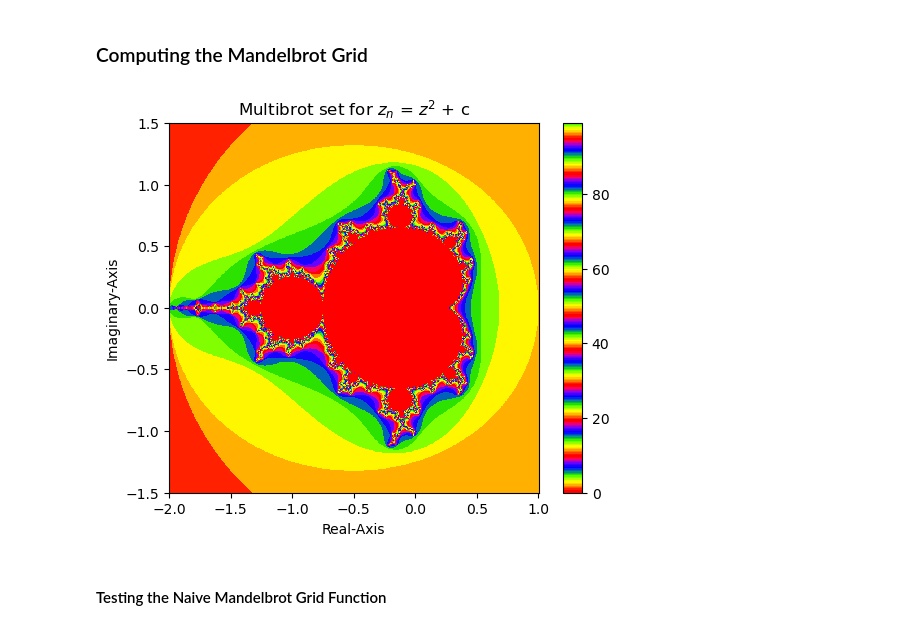
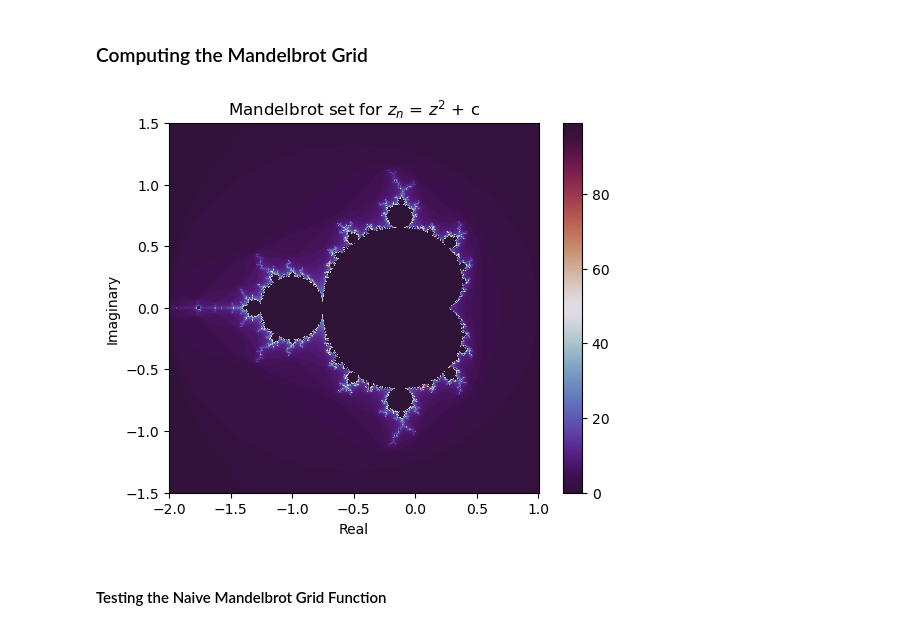
Before and after one commit to Rusbak/mandelbrot-nsc, a Jupyter notebook: mandelbrot.ipynb, the cells around one changed output. Cells and saved outputs as stored; diff of their text form; code cells hidden in the pictures.

```diff
--- a/mandelbrot.ipynb
+++ b/mandelbrot.ipynb
@@ -84,35 +84,35 @@ def compute_mandelbrot_grid(x_region, y_region, max_iterations, bound, power):
         for x_value in x_region:
             point_iteration = mandelbrot_point(x_value, y_value, max_iterations, bound, power)
             row.append(point_iteration)
         mandelbrot_array.append(row)
 
     return mandelbrot_array
 
 # regions
 x_min, x_max = -2, 1
 y_min, y_max = -1.5, 1.5
 
 x_res, y_res = 1024, 1024
 
 x_region = np.linspace(x_min, x_max, x_res)
 y_region = np.linspace(y_min, y_max, y_res)
 
 max_iterations = 100
 bound = 2
 power = 2
 
 mandelbrot_array = compute_mandelbrot_grid(x_region, y_region, max_iterations, bound, power)
 
 ax = plt.axes()
 ax.set_aspect('equal')
-graph = ax.pcolormesh(x_region, y_region, mandelbrot_array, cmap = 'prism')
+graph = ax.pcolormesh(x_region, y_region, mandelbrot_array, cmap = 'twilight_shifted')
 plt.colorbar(graph)
 plt.xlabel("Real")
 plt.ylabel("Imaginary")
 plt.title('Mandelbrot set for $z_n$ = $z^2$ + c')
 plt.show()
 # %% [output]
-[figure, old version]
+[figure, new version]
 # %% [markdown]
 #### Testing the Naive Mandelbrot Grid Function
 # %%
```
Also changed, not shown: parts of 2 cells of this notebook, 3 other files.
